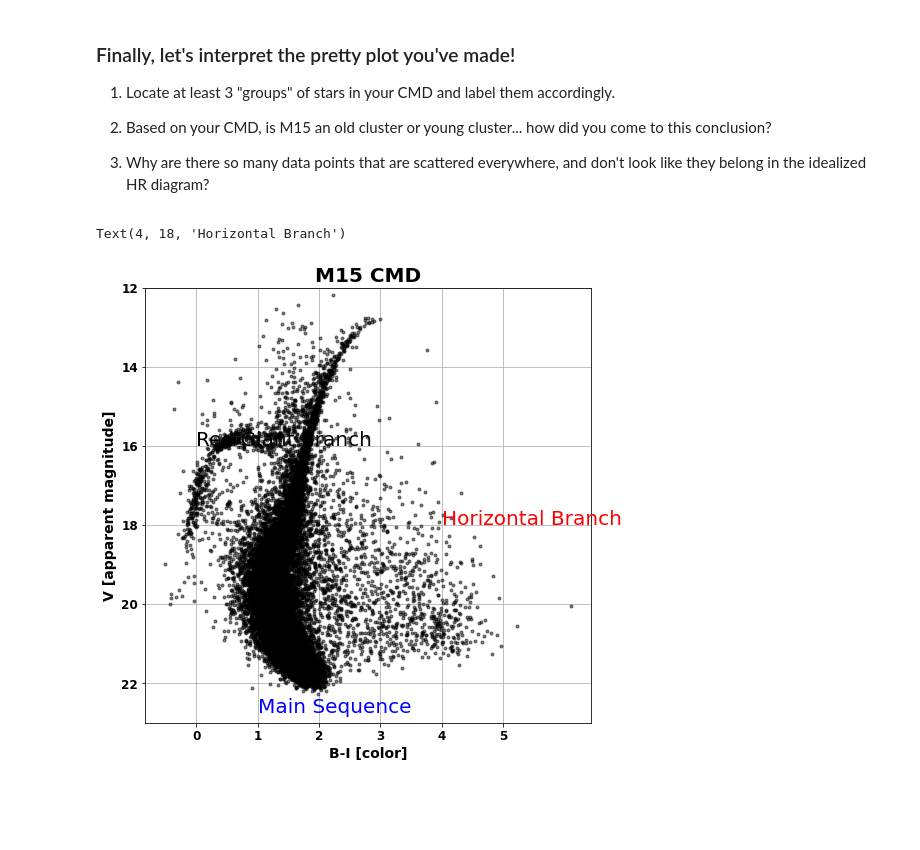
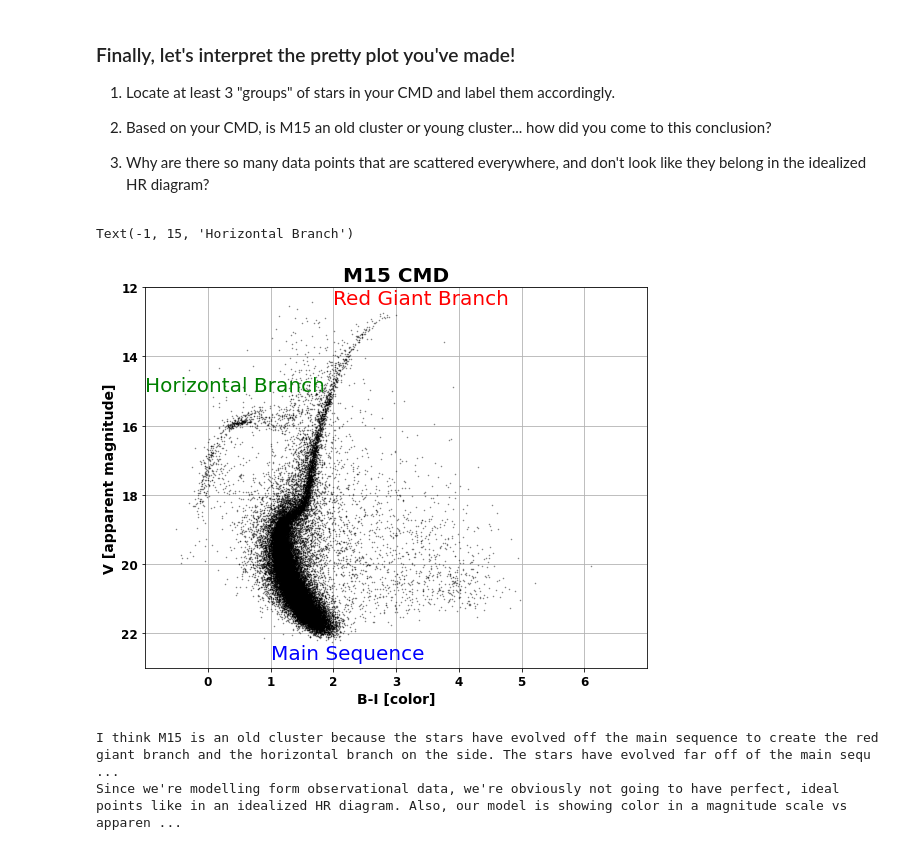
Before and after one commit to EmilyTipton/Intro-to-Research-3190, a Jupyter notebook: lessons/07Tipton.ipynb, the cells around one changed output. Saved outputs shown, nothing was run; the diff lists cells and outputs as text; code cells hidden in the pictures; blank space fills up the shorter version.

```diff
--- a/lessons/07Tipton.ipynb
+++ b/lessons/07Tipton.ipynb
@@ -103,32 +105,38 @@ Text(0.5, 1.0, 'M15 CMD')
 
 3) Why are there so many data points that are scattered everywhere, and don't look like they belong in the idealized HR diagram?
 # %%
-# Copy and paste your plotting code, and modify it to address question 1.
-plt.figure(figsize=(8,8))
+#write code to make & prettify the plot, use either plt.plot or plt.scatter
+
+#Make plot larger to make it easier to see.
+#Note: you need to run this command before your plotting commands!
+plt.figure(figsize=(9,7))
 
 #Plot B-I as the x value and V as the y value. Give '.' to plot as points not connected with lines.
 x=np.array(m15['Bmag']-m15['Imag'])
 y=np.array(m15['Vmag'])
 #Adjust markersize and make points translucent with alpha=0.5 so you can see where the points pile up
-plt.plot(x,y, '.', alpha=0.5, color='black')
+plt.plot(x,y, '.', markersize=1,alpha=0.5, color='black')
 
 #Flip y-axis so that you're plotting Vmag from fainter (bigger mag value) to brighter (smaller mag value)
 
 #Add axis labels:
 plt.xlabel('B-I [color]',fontweight='bold', fontsize=14)
 plt.ylabel('V [apparent magnitude]',fontweight='bold',fontsize=14)
 plt.ylim(23,12)
+plt.xlim(-1,7)
+
 #Make numbers on axes larger to make plot easier to read
-plt.xticks(range(0,6,1),fontsize=12,fontweight='bold')
+plt.xticks(range(0,7,1),fontsize=12,fontweight='bold')
 plt.yticks(fontsize=12,fontweight='bold')
 
 #Add background grid lines
 plt.grid()
 # Don't forget to comment code!
 plt.title('M15 CMD', fontsize=20,fontweight='bold')
+
 plt.text(1,22.75, 'Main Sequence',fontsize=20, color='blue')
-plt.text(0,16, 'Red Giant Branch',fontsize=20)
-plt.text(4,18,'Horizontal Branch',fontsize=20, color='red')
+plt.text(2,12.5, 'Red Giant Branch',fontsize=20, color='red')
+plt.text(-1,15,'Horizontal Branch',fontsize=20, color='green')
 # %% [output]
-Text(4, 18, 'Horizontal Branch')
+Text(-1, 15, 'Horizontal Branch')
-[figure, old version]
+[figure, new version]
@@ -136,0 +143,7 @@ Text(4, 18, 'Horizontal Branch')
+# %%
+# Answer questions 2 and 3 here
+print("I think M15 is an old cluster because the stars have evolved off the main sequence to create the red giant branch and the horizontal branch on the side. The stars have evolved far off of the main sequence, indicating an older cluster.")
+print("Since we're modelling form observational data, we're obviously not going to have perfect, ideal points like in an idealized HR diagram. Also, our model is showing color in a magnitude scale vs apparent magnitude. An HR diagrams often model luminosity vs temperature. The scattered points on the right side of the diagram are most likely stars that were grouped in with the data pool that didn't quite match the rest of the data.")
+# %% [output]
+I think M15 is an old cluster because the stars have evolved off the main sequence to create the red giant branch and the horizontal branch on the side. The stars have evolved far off of the main sequ ...
+Since we're modelling form observational data, we're obviously not going to have perfect, ideal points like in an idealized HR diagram. Also, our model is showing color in a magnitude scale vs apparen ...
```
Also changed, not shown: parts of 2 cells of this notebook.
